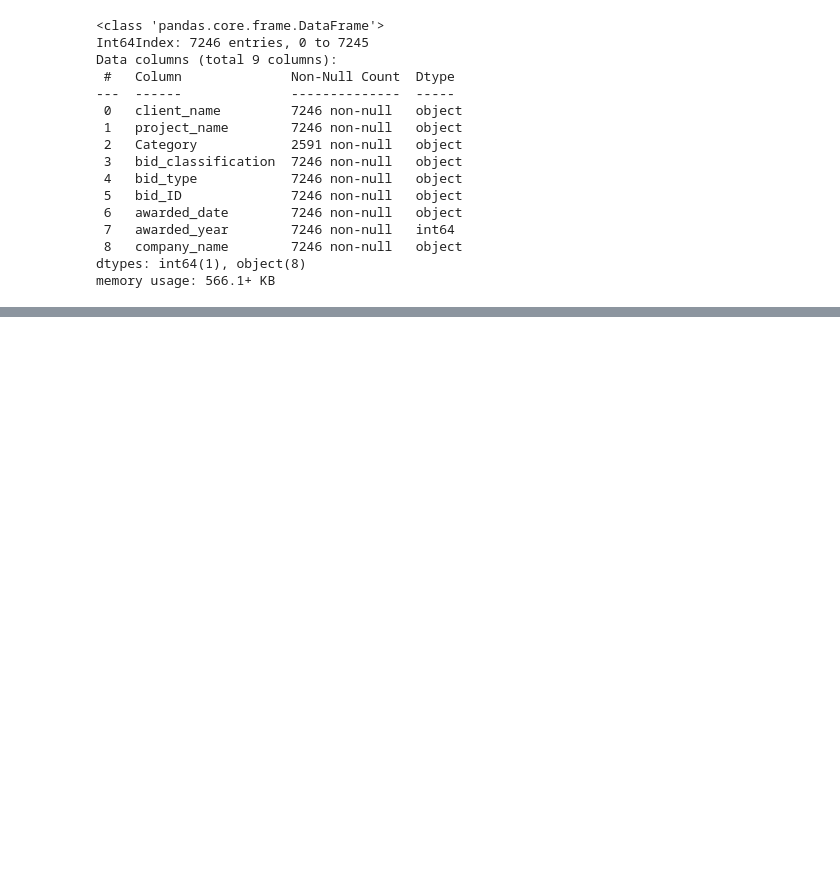
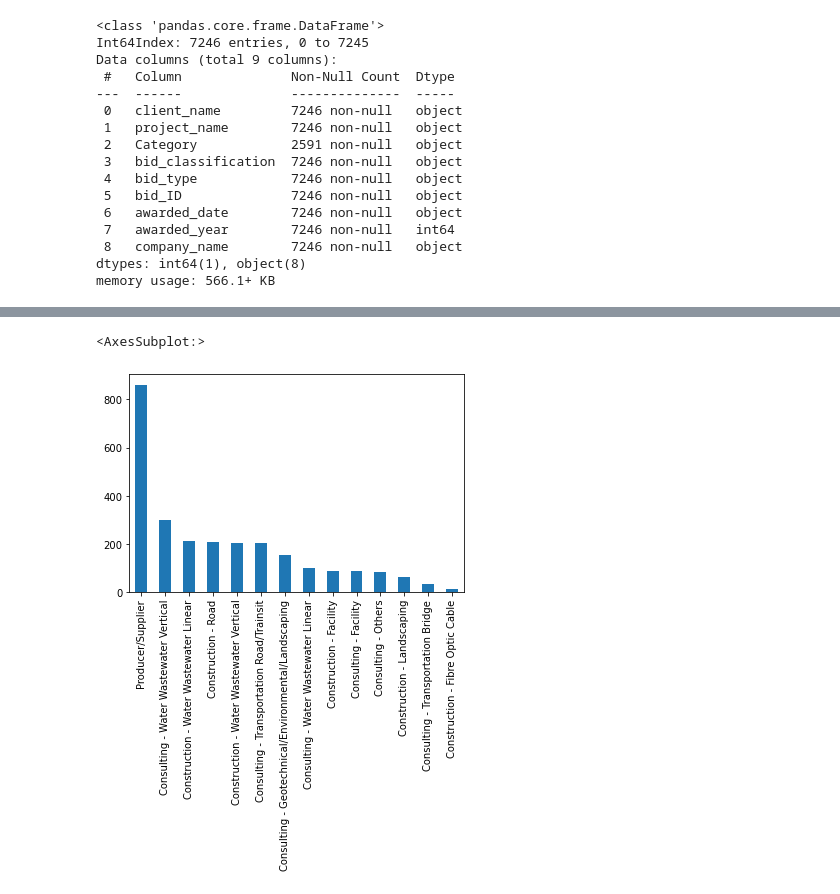
Before and after one commit to DelinM/BidTing, a Jupyter notebook: NaturalLanguageProcessing/Project Category Identification NLP Project.ipynb, the cells around one changed output, grey strips where cells are left out. Drawn from its saved outputs; the diff is of its cells as text; code cells hidden in the pictures; blank space fills up the shorter version.

```diff
--- a/NaturalLanguageProcessing/Project Category Identification NLP Project.ipynb
+++ b/NaturalLanguageProcessing/Project Category Identification NLP Project.ipynb
@@ -166,7 +166,7 @@ Name: bid_type, dtype: int64
 # %% [markdown]
 As we can see the bid types are not unified across different regions/cities, a hashmap is developed to revise values.
 # %%
-df.bid_type = df.bid_type.apply(lambda x : dr.bid_type_Standard.get(x))
+df.bid_type = df.bid_type.apply(lambda x : datacleaning.get_bidType(x))
 # %%
 df
 # %% [output]
@@ -292,3 +301,4 @@ memory usage: 566.1+ KB
 # %%
 # columns to be removed, as they are not contribute to the category results
 columns = ['client_name', 'bid_ID', 'awarded_date', 'awarded_year', 'bid_classification']
+df = df.drop(columns=columns)
@@ -297,2 +304,0 @@ KeyError: 'Category'
-# %%
-df = df['Category'] != np.nan
@@ -331,0 +309,3 @@ In total, we have 19 clients collected in the dataframe. This is good to know ho
+# %%
+df = df.dropna(subset=['Category'])
+df.info()
@@ -331,0 +360,6 @@ In total, we have 19 clients collected in the dataframe. This is good to know ho
+# %%
+df.Category = df.Category.apply(lambda x : datacleaning.get_category(x))
+df.Category.value_counts().plot.bar()
+# %% [output]
+<AxesSubplot:>
+[figure, added]
```
Also changed, not shown: parts of 34 cells of this notebook, 2 other files.
